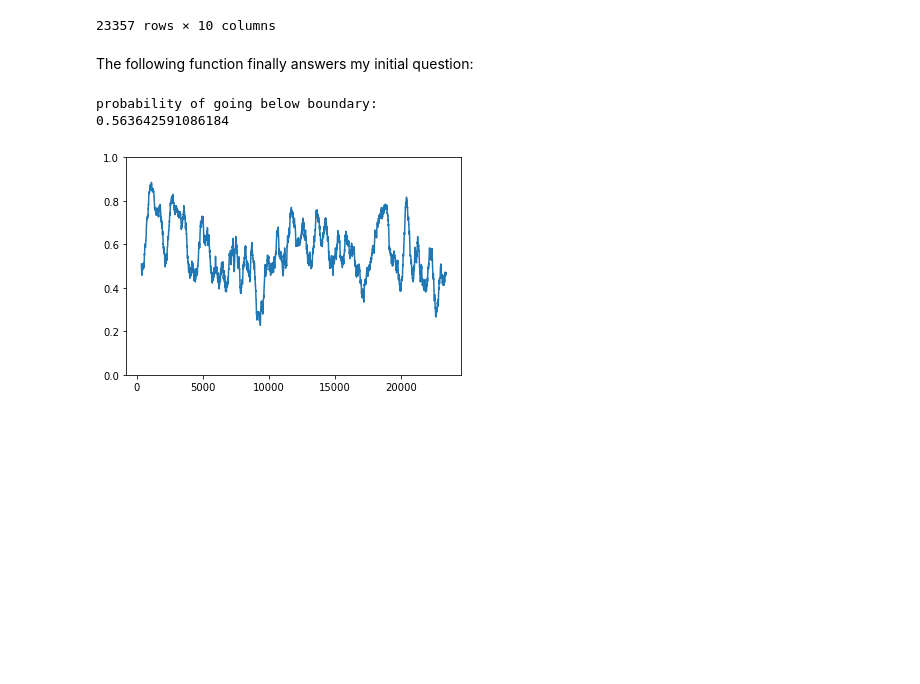
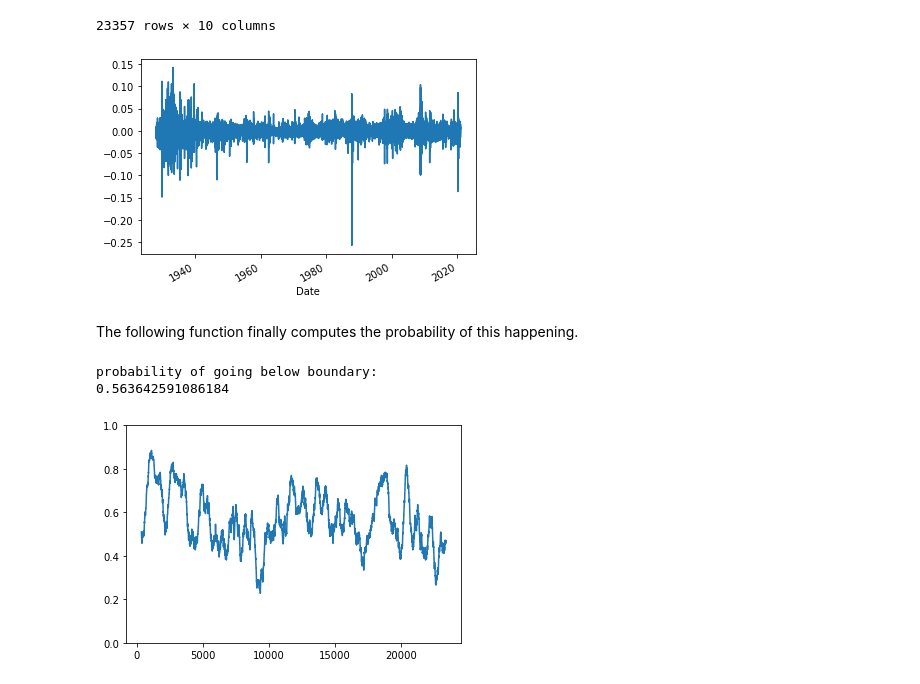
Before and after one commit to sonofhypnos/blog, a Jupyter notebook: _notebooks/2020-01-30-sp500.ipynb, the cells around one changed output. Saved outputs shown, nothing was run; the diff lists cells and outputs as text; code cells hidden in the pictures; blank space fills up the shorter version.

```diff
--- a/_notebooks/2020-01-30-sp500.ipynb
+++ b/_notebooks/2020-01-30-sp500.ipynb
@@ -127,8 +127,12 @@ sp_shift
 | 2021-01-07 | 0.014630 | 0.020225 | 0.027115 | 0.012545 | 0.018863 | 0.020177 | 0.017990 | 0.026481 | 0.029912 | 0.030635 |
 | 2021-01-08 | 0.005462 | 0.020012 | 0.025576 | 0.032429 | 0.017939 | 0.024222 | 0.025529 | 0.023354 | 0.031799 | 0.035211 |
 23357 rows × 10 columns
-# %% [markdown]
-The following function finally answers my initial question:
+# %%
+sp_shift["1"].plot();
+# %% [output]
+[figure, added]
+# %% [markdown]
+The following function finally computes the probability of this happening.
 # %%
 sp_forecast = float(sp[-1:]) + sp_shift * float(sp[-1:])
 
```
Also changed, not shown: 1 other file.
